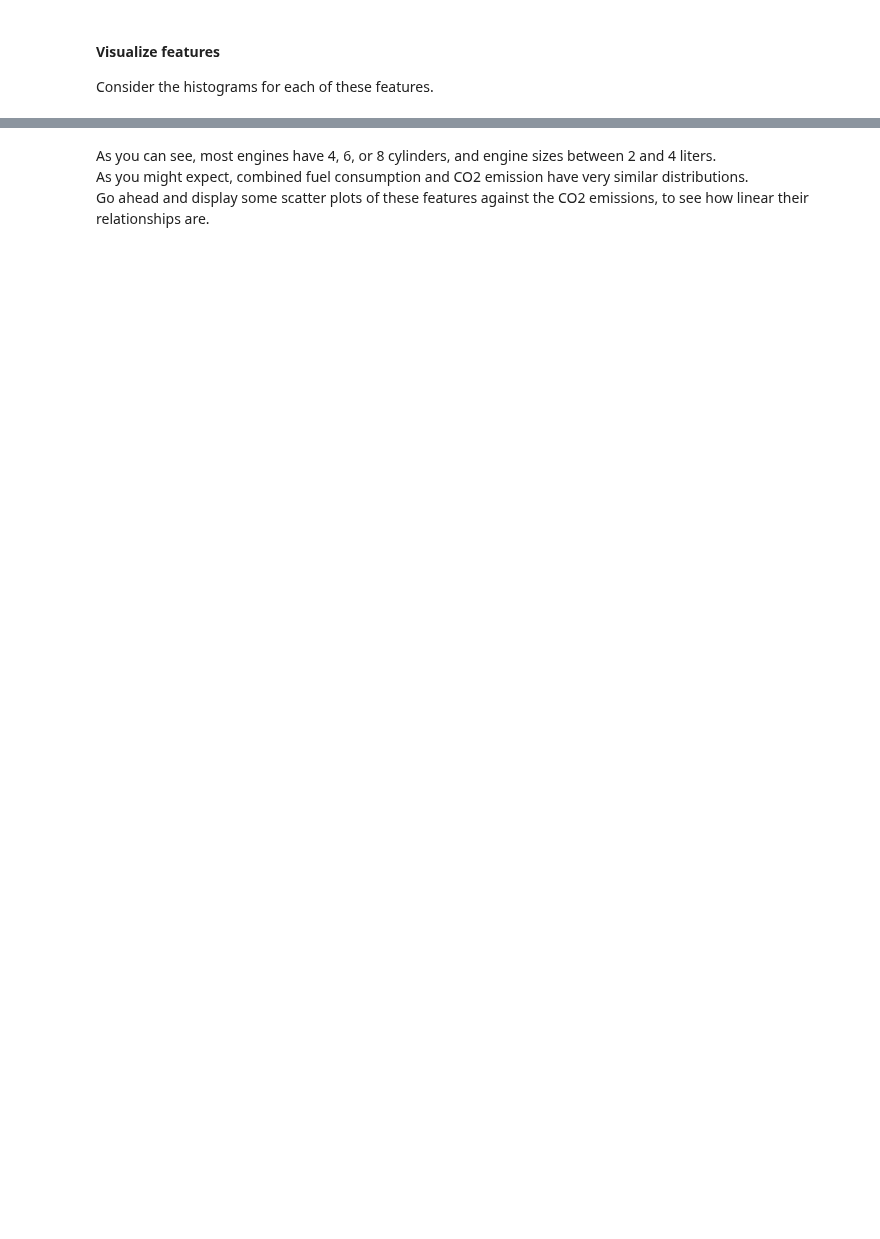
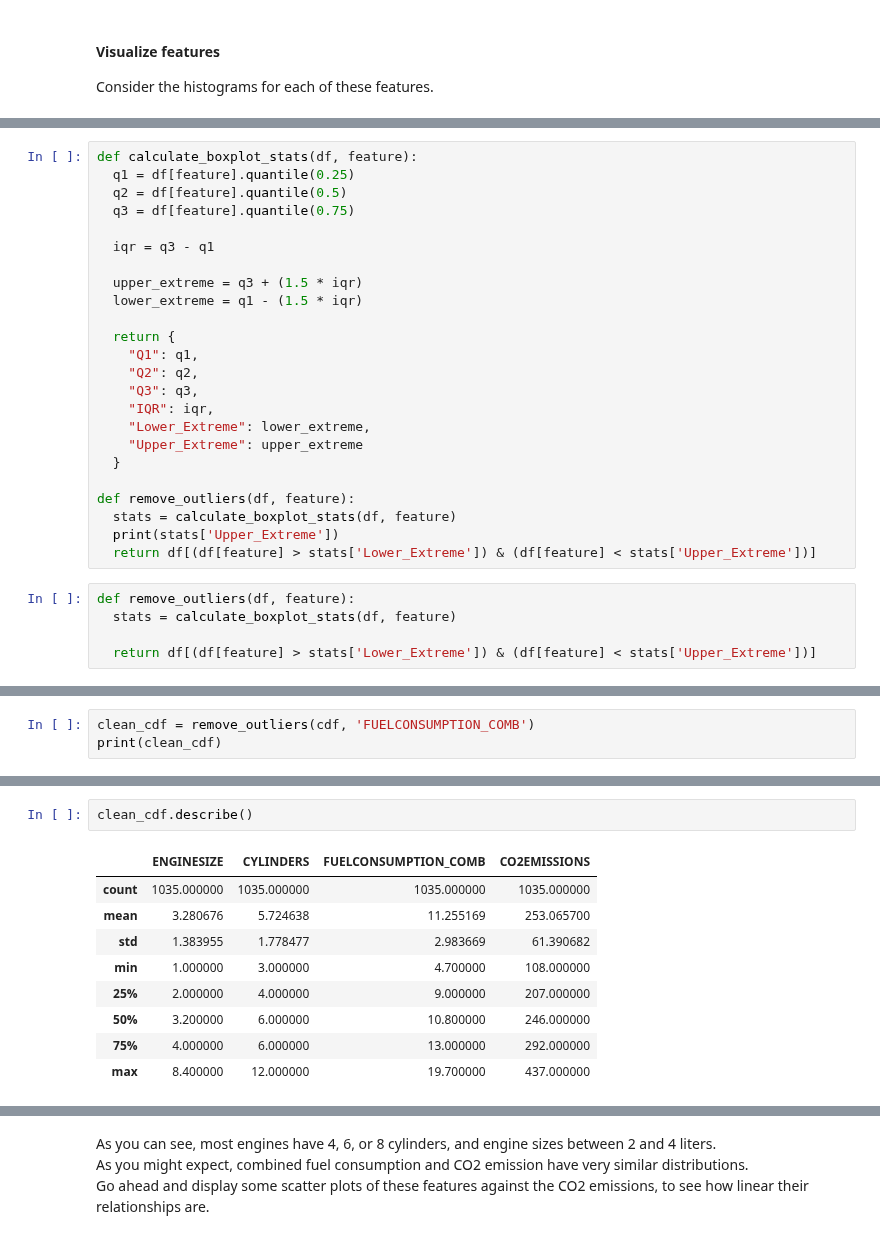
Before and after one commit to fateme-alk/learning, a Jupyter notebook: regression/Simple_Linear_Regression_v1.ipynb, the cells around one changed output, grey strips where cells are left out. Drawn from its saved outputs; the diff is of its cells as text; blank space fills up the shorter version.

```diff
--- a/regression/Simple_Linear_Regression_v1.ipynb
+++ b/regression/Simple_Linear_Regression_v1.ipynb
@@ -164,0 +187,29 @@ plt.show()
+# %%
+def calculate_boxplot_stats(df, feature):
+  q1 = df[feature].quantile(0.25)
+  q2 = df[feature].quantile(0.5)
+  q3 = df[feature].quantile(0.75)
+
+  iqr = q3 - q1
+
+  upper_extreme = q3 + (1.5 * iqr)
+  lower_extreme = q1 - (1.5 * iqr)
+
+  return {
+    "Q1": q1,
+    "Q2": q2,
+    "Q3": q3,
+    "IQR": iqr,
+    "Lower_Extreme": lower_extreme,
+    "Upper_Extreme": upper_extreme
+  }
+
+def remove_outliers(df, feature):
+  stats = calculate_boxplot_stats(df, feature)
+  print(stats['Upper_Extreme'])
+  return df[(df[feature] > stats['Lower_Extreme']) & (df[feature] < stats['Upper_Extreme'])]
+# %%
+def remove_outliers(df, feature):
+  stats = calculate_boxplot_stats(df, feature)
+
+  return df[(df[feature] > stats['Lower_Extreme']) & (df[feature] < stats['Upper_Extreme'])]
@@ -164,0 +224,3 @@ plt.show()
+# %%
+clean_cdf = remove_outliers(cdf, 'FUELCONSUMPTION_COMB')
+print(clean_cdf)
@@ -164,0 +242,12 @@ plt.show()
+# %%
+clean_cdf.describe()
+# %% [output]
+|  | ENGINESIZE | CYLINDERS | FUELCONSUMPTION_COMB | CO2EMISSIONS |
+| count | 1035.000000 | 1035.000000 | 1035.000000 | 1035.000000 |
+| mean | 3.280676 | 5.724638 | 11.255169 | 253.065700 |
+| std | 1.383955 | 1.778477 | 2.983669 | 61.390682 |
+| min | 1.000000 | 3.000000 | 4.700000 | 108.000000 |
+| 25% | 2.000000 | 4.000000 | 9.000000 | 207.000000 |
+| 50% | 3.200000 | 6.000000 | 10.800000 | 246.000000 |
+| 75% | 4.000000 | 6.000000 | 13.000000 | 292.000000 |
+| max | 8.400000 | 12.000000 | 19.700000 | 437.000000 |
```
Also changed, not shown: parts of 33 cells of this notebook.
